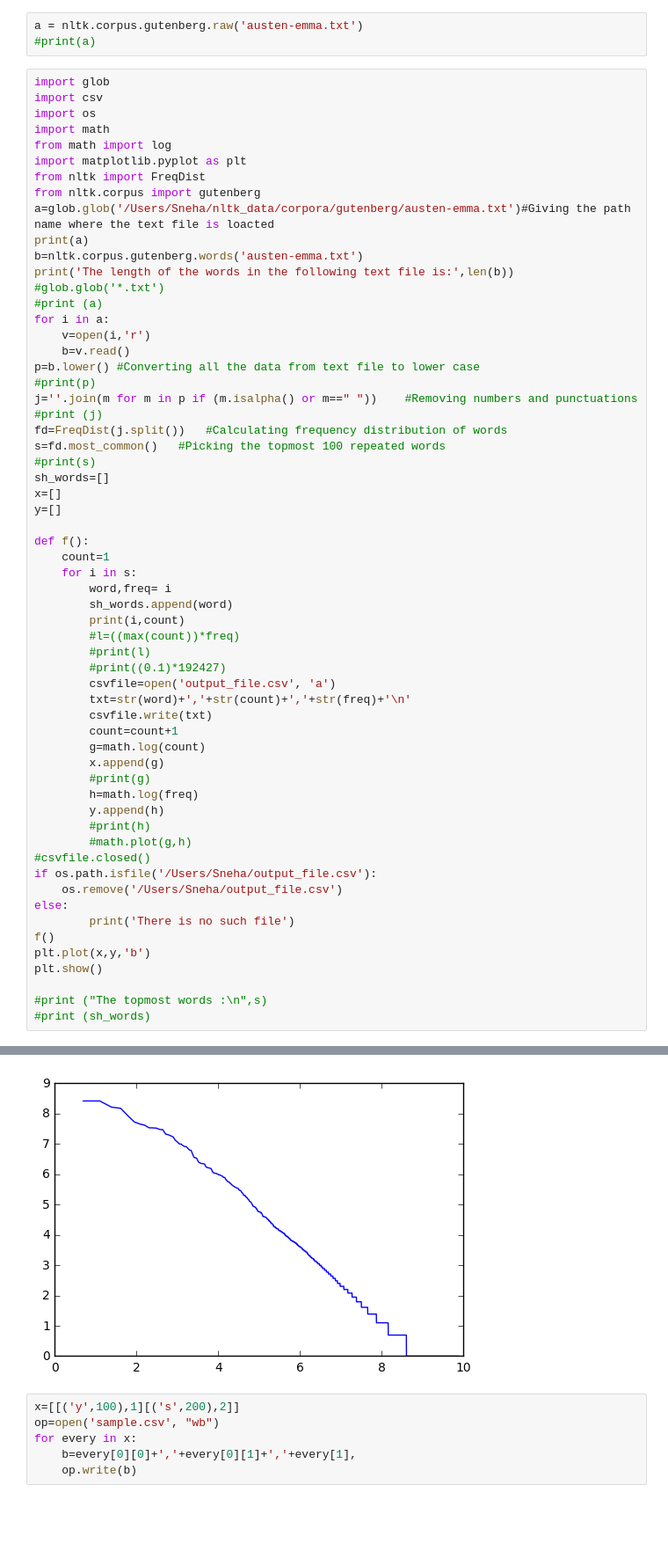
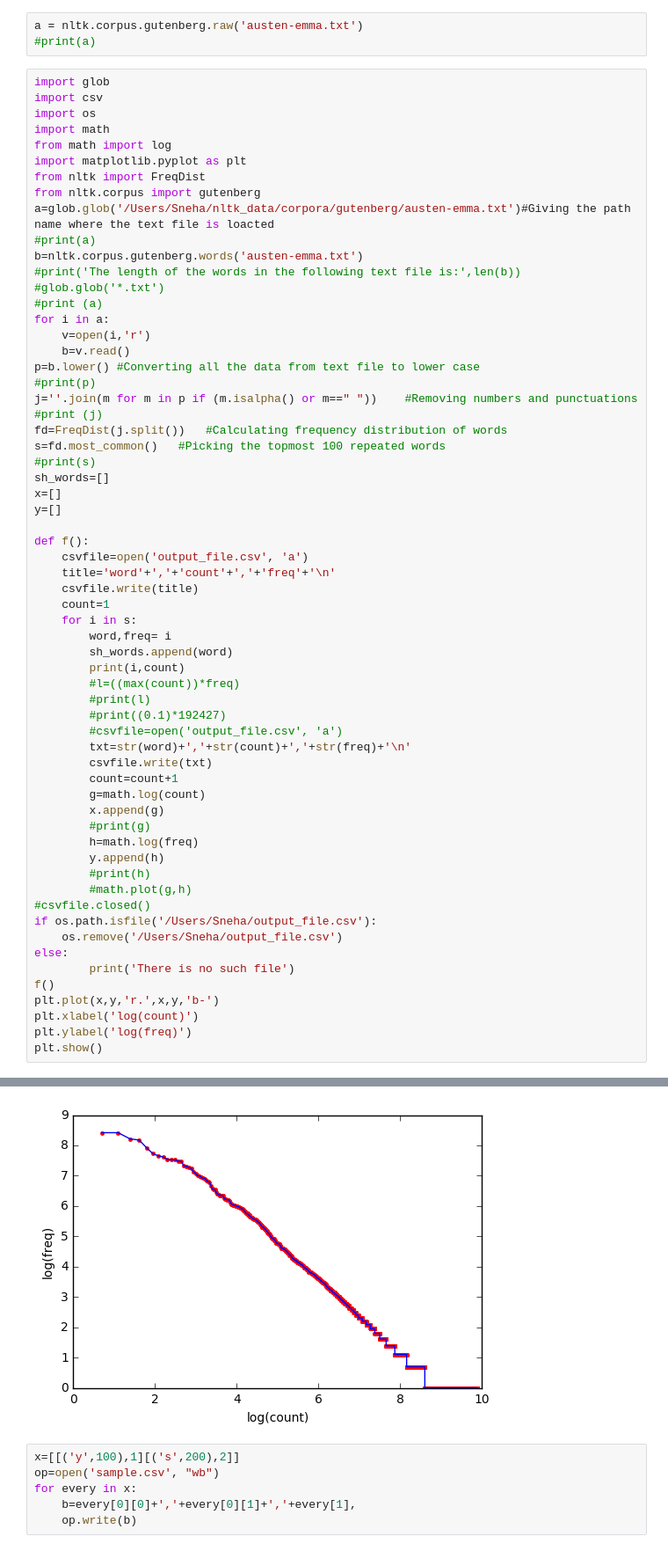
Before and after one commit to krishnamurthysneha/Python_assignments, a Jupyter notebook: Assignment_2/Queastion_1_Assignment_2.ipynb, the cells around one changed output, grey strips where cells are left out. Shown: that part at 88% size. Cells and saved outputs as stored; diff of their text form; blank space fills up the shorter version.

```diff
--- a/Assignment_2/Queastion_1_Assignment_2.ipynb
+++ b/Assignment_2/Queastion_1_Assignment_2.ipynb
@@ -34,9 +36,9 @@ import matplotlib.pyplot as plt
 from nltk import FreqDist
 from nltk.corpus import gutenberg
 a=glob.glob('/Users/Sneha/nltk_data/corpora/gutenberg/austen-emma.txt')#Giving the path name where the text file is loacted
-print(a)
+#print(a)
 b=nltk.corpus.gutenberg.words('austen-emma.txt')
-print('The length of the words in the following text file is:',len(b))
+#print('The length of the words in the following text file is:',len(b))
 #glob.glob('*.txt')
 #print (a)
 for i in a:
@@ -54,6 +56,9 @@ x=[]
 y=[]
 
 def f():
+    csvfile=open('output_file.csv', 'a')
+    title='word'+','+'count'+','+'freq'+'\n'
+    csvfile.write(title)
     count=1
     for i in s:
         word,freq= i
@@ -62,7 +67,7 @@ def f():
         #l=((max(count))*freq)
         #print(l)
         #print((0.1)*192427)
-        csvfile=open('output_file.csv', 'a')
+        #csvfile=open('output_file.csv', 'a')
         txt=str(word)+','+str(count)+','+str(freq)+'\n'
         csvfile.write(txt)
         count=count+1
@@ -79,9 +84,8 @@ if os.path.isfile('/Users/Sneha/output_file.csv'):
 else:
         print('There is no such file')
 f()
-plt.plot(x,y,'b')
+plt.plot(x,y,'r.',x,y,'b-')
+plt.xlabel('log(count)')
+plt.ylabel('log(freq)')
 plt.show()
-
-#print ("The topmost words :\n",s)
-#print (sh_words)
 # %% [output]
@@ -90,4 +109,4 @@ The length of the words in the following text file is: 192427
-[figure, old version]
+[figure, new version]
 # %%
 x=[[('y',100),1][('s',200),2]]
 op=open('sample.csv', "wb")
```
Also changed, not shown: parts of 2 cells of this notebook, 1 other file.
